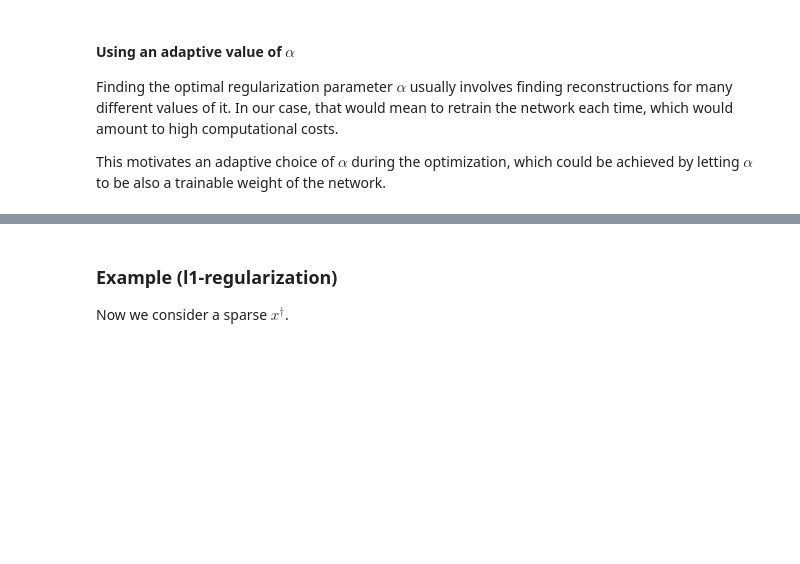
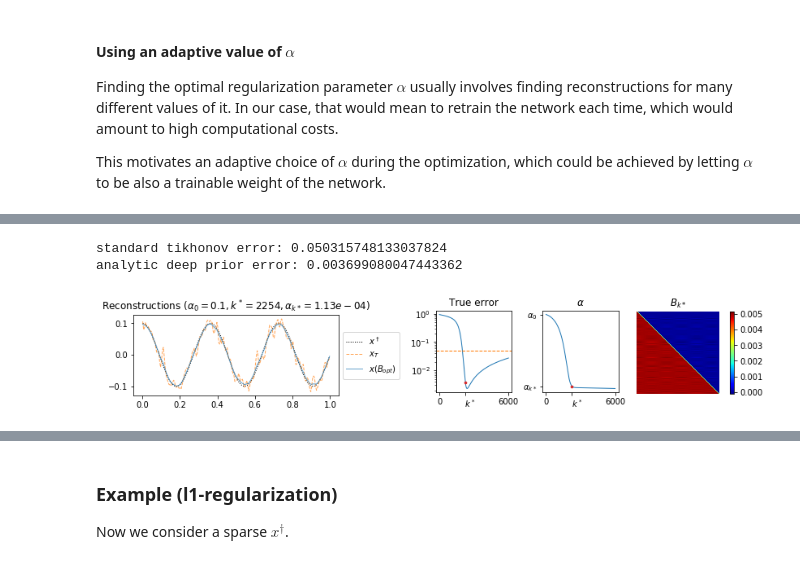
Before and after one commit to oterobaguer/analytic-deep-prior, a Jupyter notebook: analytic_deep_prior.ipynb, the cells around one changed output, grey strips where cells are left out. Cells and saved outputs as stored; diff of their text form; code cells hidden in the pictures; blank space fills up the shorter version.

```diff
--- a/analytic_deep_prior.ipynb
+++ b/analytic_deep_prior.ipynb
@@ -257,7 +251,7 @@ Finding the optimal regularization parameter $\alpha$ usually involves finding r
 
 This motivates an adaptive choice of $\alpha$ during the optimization, which could be achieved by letting $\alpha$ to be also a trainable weight of the network.
 # %%
-def adaptive_alpha_l2(alpha0, lr, iters, index):
+def adaptive_alpha_l2(alpha0, lr, iters):
 #     z = np.random.normal(0, 0.1, size=x_true.shape)
     z = np.zeros(shape=x_true.shape)
     print('alpha0={},lr={},iter={}'.format(alpha0, lr, iters))
@@ -265,16 +259,15 @@ def adaptive_alpha_l2(alpha0, lr, iters, index):
     callback = Callback(x_true=x_true)
     analytic_deep_prior(A, z=z, y_delta=y_delta, alpha=alpha0, lam=1/L, train_alpha=True, iters=iters, lr=lr,
                         callback=callback, callback_interval=1)
+    return callback
 
-    x_ref_seq = list([tikhonov_l2(A, y_delta, callback.alpha_seq[i]) for i in range(len(callback.B_seq))])
+def plot_adaptive_alpha_l2(summary, alpha0, x_ref, index):
+    print('standard tikhonov error: {}'.format(penalty(x_ref - x_true)))
+    print('analytic deep prior error: {}'.format(penalty(summary.x_seq[index] - x_true)))
 
-    print('standard tikhonov error: {}'.format(penalty(x_ref_seq[index] - x_true)))
-    print('analytic deep prior error: {}'.format(penalty(callback.x_seq[index] - x_true)))
-
-    plot_summary_adaptive(pts, A, x_true=x_true, x_seq=callback.x_seq, B_seq=callback.B_seq, alpha0=alpha0,
-                          alpha_seq=callback.alpha_seq, ref_seq=x_ref_seq, index=index)
+    plot_summary_adaptive(pts, A, x_true=x_true, x_seq=summary.x_seq, B_seq=summary.B_seq, alpha0=alpha0,
+                          alpha_seq=summary.alpha_seq, ref_seq=[x_ref]*len(summary.alpha_seq), index=index)
 # %%
-adaptive_alpha_l2(alpha0=1e-1, lr=0.05, iters=6000, index=2253)
-# plt.savefig('adaptive_alpha_l2_1.pdf')
+summary1 = adaptive_alpha_l2(alpha0=1e-1, lr=0.05, iters=6000)
 # %% [output]
 alpha0=0.1,lr=0.05,iter=6000
@@ -285 +275,10 @@ analytic deep prior error: 0.0037264033729232956
+# %%
+k = 2254
+x_ref = tikhonov_l2(A, y_delta, summary1.alpha_seq[k])
+plot_adaptive_alpha_l2(summary1,alpha0=1e-1, x_ref = x_ref, index=k)
+# plt.savefig('adaptive_alpha_l2_1.pdf')
+# %% [output]
+standard tikhonov error: 0.050315748133037824
+analytic deep prior error: 0.003699080047443362
+[figure, added]
 # %%
```
Also changed, not shown: parts of 18 cells of this notebook.
